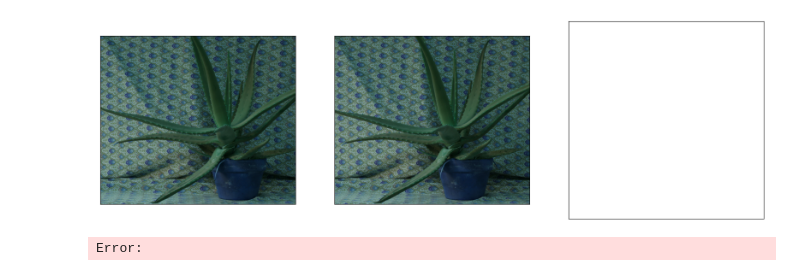
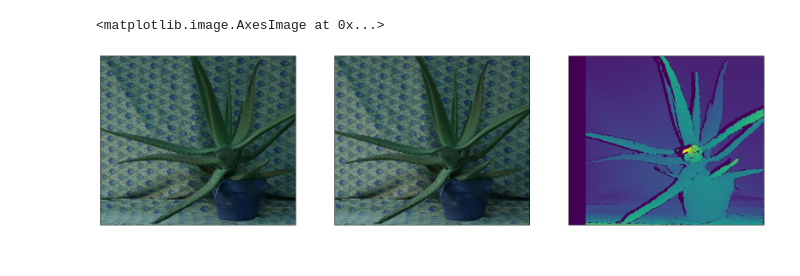
Before and after one commit to isaachcamp/iecdt-computer-vision-group-proj, a Jupyter notebook: stereo.ipynb, the cells around one changed output. Cells and saved outputs as stored; diff of their text form; code cells hidden in the pictures.

Commit message:
did stereo on an aloe

```diff
--- a/stereo.ipynb
+++ b/stereo.ipynb
@@ -109,31 +137,39 @@ for axs in ax.flatten():
 imgL = cv2.imread('Aloe1.png', cv2.IMREAD_COLOR)
 imgR = cv2.imread('Aloe2.png', cv2.IMREAD_COLOR)
 
 ax[0].imshow(imgL)
 ax[1].imshow(imgR)
 
 num_disparities = 16*10
 
 # Camera parameters (from calibration)
 focal_length = 2708  # Adjust based on your camera calibration
 baseline = 271  # Distance between the cameras in meters
 
 
 # Load stereo images (left and right)
 image_left_rgb = cv2.cvtColor(imgL, cv2.COLOR_BGR2RGB)
 image_right_rgb = cv2.cvtColor(imgR, cv2.COLOR_BGR2RGB)
 
 # Create SGM matcher
 sgm = cv2.StereoSGBM_create(
     minDisparity=16,
     numDisparities=16*6,  # Should be a multiple of 16
     blockSize=16,
     P1=216,  # 8 * number_of_channels * blockSize^2
     P2=864,
     disp12MaxDiff=1,
     uniquenessRatio=10,
     speckleWindowSize=100,
     speckleRange=32
 )
+
+disparity = sgm.compute(imgL, imgR)
+
+disparity_norm = cv2.normalize(disparity, None, alpha=0, beta=255, norm_type=cv2.NORM_MINMAX)
+disparity_vis = np.uint8(disparity_norm)
+
+ax[2].imshow(disparity_vis)
 # %% [output]
+<matplotlib.image.AxesImage at 0x...>
-[figure, old version]
+[figure, new version]
@@ -151,6 +175,0 @@ stereo = cv2.StereoSGBM(MinDisparity=min_disp, NumDisparities=96,
-# %%
-# Compute disparity map
-disparity = stereo.compute(imgL, imgR)
-print('crash')
-# %% [output]
-Error:
```
Also changed, not shown: parts of 5 cells of this notebook.
